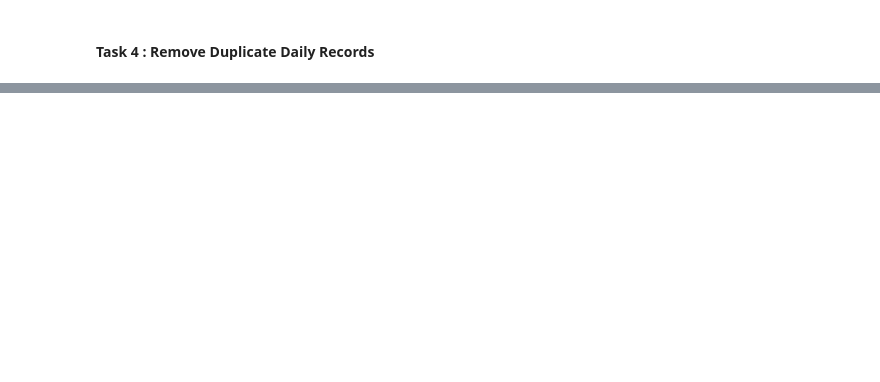
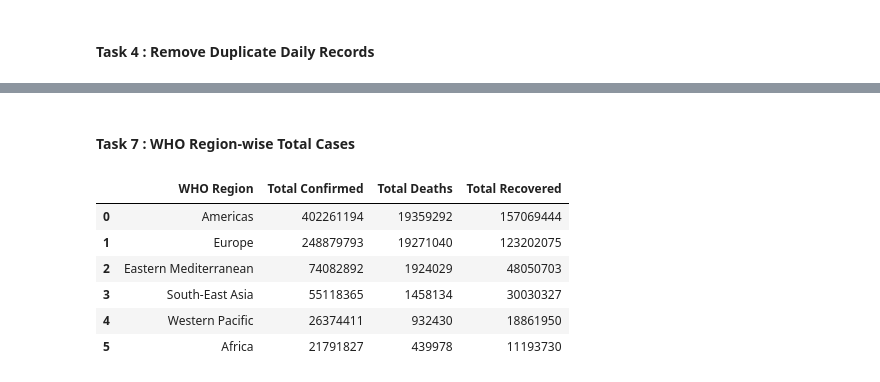
Before and after one commit to anshkhare1607-web/CovidPySpark, a Jupyter notebook: main.ipynb, the cells around one changed output, grey strips where cells are left out. Saved outputs shown, nothing was run; the diff lists cells and outputs as text; code cells hidden in the pictures; blank space fills up the shorter version.

Commit message:
added [Ansh] : Module 3 : Aggregation Tasks

```diff
--- a/main.ipynb
+++ b/main.ipynb
@@ -379,0 +505,2 @@ Rows Before Removing Duplicates : 49068
+# %% [markdown]
+#### **Task 7** : WHO Region-wise Total Cases
@@ -379,0 +526,10 @@ Rows Before Removing Duplicates : 49068
+# %%
+df_who_region_cases_pandas
+# %% [output]
+|  | WHO Region | Total Confirmed | Total Deaths | Total Recovered |
+| 0 | Americas | 402261194 | 19359292 | 157069444 |
+| 1 | Europe | 248879793 | 19271040 | 123202075 |
+| 2 | Eastern Mediterranean | 74082892 | 1924029 | 48050703 |
+| 3 | South-East Asia | 55118365 | 1458134 | 30030327 |
+| 4 | Western Pacific | 26374411 | 932430 | 18861950 |
+| 5 | Africa | 21791827 | 439978 | 11193730 |
```
Also changed, not shown: parts of 10 cells of this notebook.
